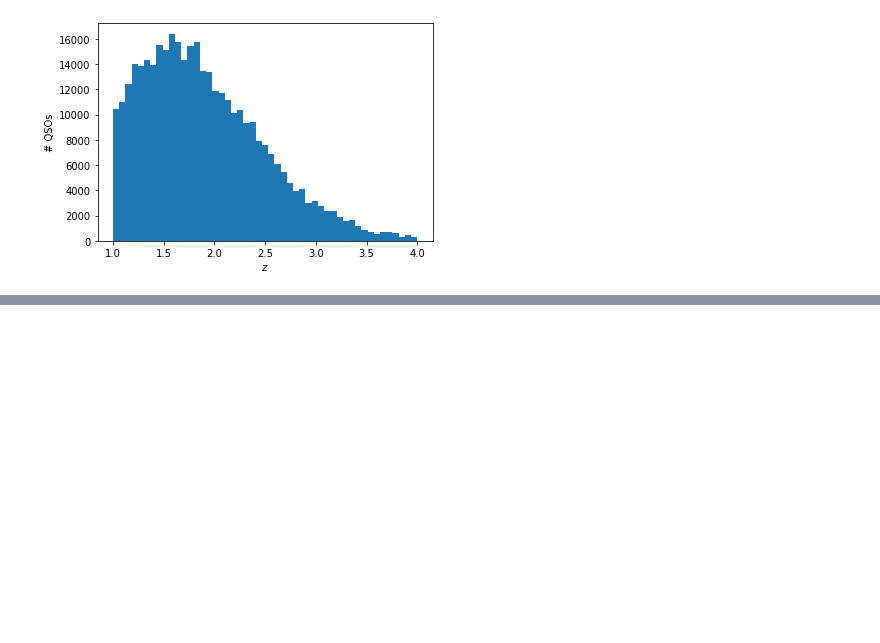
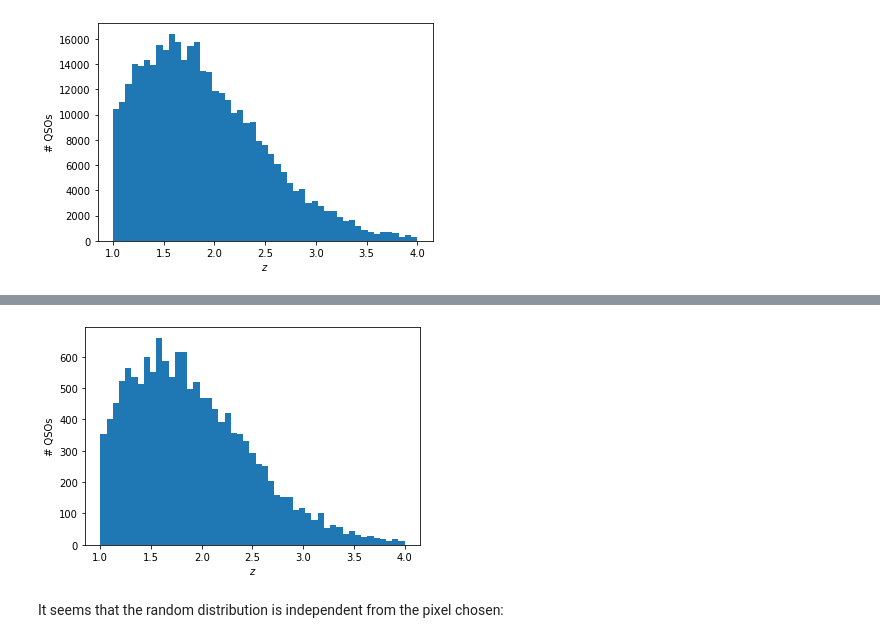
Before and after one commit to cramirezpe/QSO_clustering_analysis, a Jupyter notebook: DESI_SV3_data/read_qsos.ipynb, the cells around one changed output, grey strips where cells are left out. Cells and saved outputs as stored; diff of their text form; code cells hidden in the pictures; blank space fills up the shorter version.

```diff
--- a/DESI_SV3_data/read_qsos.ipynb
+++ b/DESI_SV3_data/read_qsos.ipynb
@@ -67,0 +102,6 @@ rand = FilesBase(QSO
+# %%
+masked_rand.plot_dist()
+# %% [output]
+[figure, added]
+# %% [markdown]
+It seems that the random distribution is independent from the pixel chosen:
```
Also changed, not shown: parts of 24 cells of this notebook, 1 other file.
